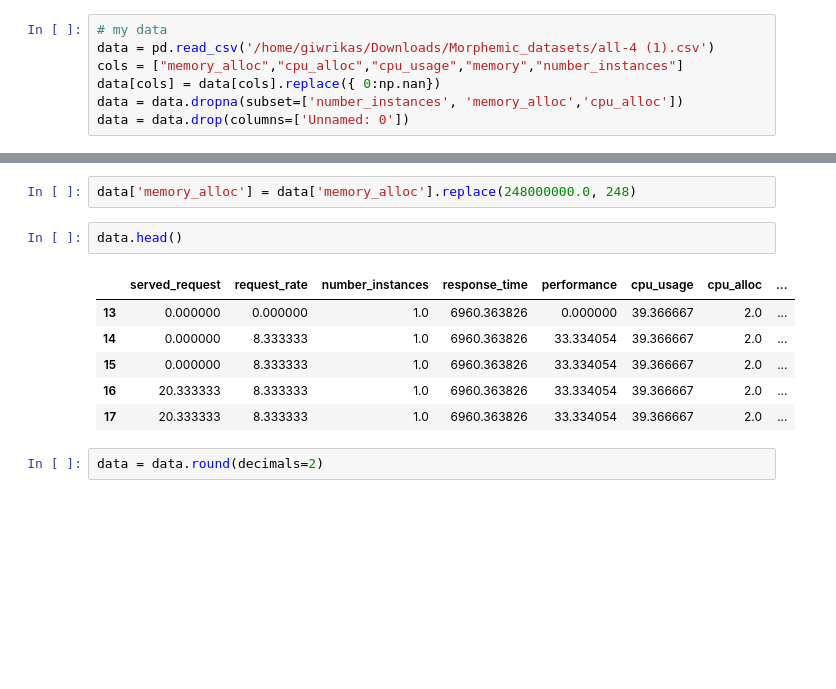
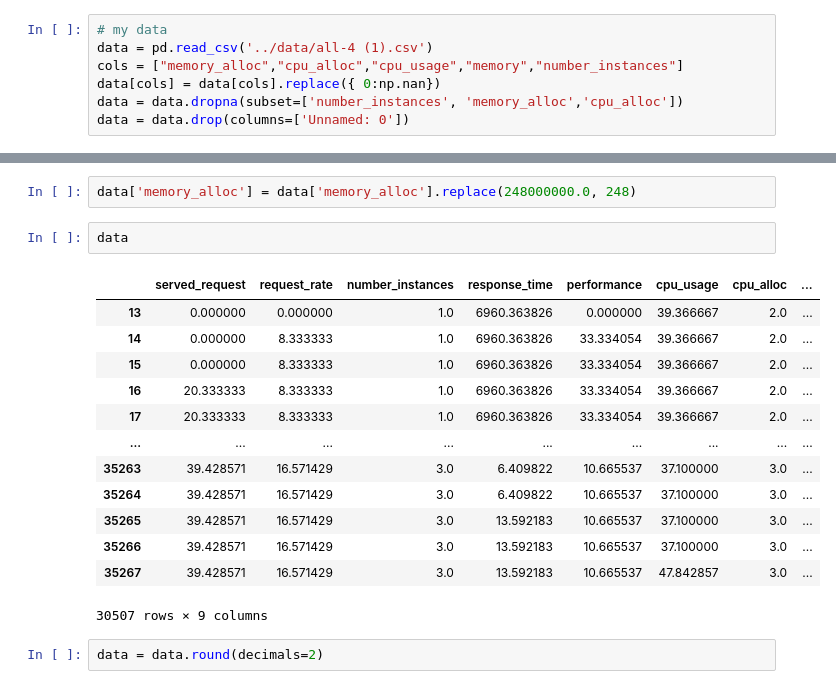
Before and after one commit to giorgosmarinos/Morphemic-performance-metric--prediction, a Jupyter notebook: experiments_notebooks/Performance-prediction-have-used-request-rate-in-the-model.ipynb, the cells around one changed output, grey strips where cells are left out. Drawn from its saved outputs; the diff is of its cells as text; blank space fills up the shorter version.

```diff
--- a/experiments_notebooks/Performance-prediction-have-used-request-rate-in-the-model.ipynb
+++ b/experiments_notebooks/Performance-prediction-have-used-request-rate-in-the-model.ipynb
@@ -6,7 +6,7 @@ from sklearn.impute import KNNImputer
 from sklearn.utils.validation import check_is_fitted
 # %%
 # my data
-data = pd.read_csv('/home/giwrikas/Downloads/Morphemic_datasets/all-4 (1).csv')
+data = pd.read_csv('../data/all-4 (1).csv')
 cols = ["memory_alloc","cpu_alloc","cpu_usage","memory","number_instances"]
 data[cols] = data[cols].replace({ 0:np.nan})
 data = data.dropna(subset=['number_instances', 'memory_alloc','cpu_alloc'])
@@ -21,14 +21,21 @@ data['cpu_alloc'] = data['cpu_alloc'].replace(400000000.0, 4)
 # %%
 data['memory_alloc'] = data['memory_alloc'].replace(248000000.0, 248)
 # %%
-data.head()
+data
 # %% [output]
 |  | served_request | request_rate | number_instances | response_time | performance | cpu_usage | cpu_alloc | ... |
 | 13 | 0.000000 | 0.000000 | 1.0 | 6960.363826 | 0.000000 | 39.366667 | 2.0 | ... |
 | 14 | 0.000000 | 8.333333 | 1.0 | 6960.363826 | 33.334054 | 39.366667 | 2.0 | ... |
 | 15 | 0.000000 | 8.333333 | 1.0 | 6960.363826 | 33.334054 | 39.366667 | 2.0 | ... |
 | 16 | 20.333333 | 8.333333 | 1.0 | 6960.363826 | 33.334054 | 39.366667 | 2.0 | ... |
 | 17 | 20.333333 | 8.333333 | 1.0 | 6960.363826 | 33.334054 | 39.366667 | 2.0 | ... |
+| ... | ... | ... | ... | ... | ... | ... | ... | ... |
+| 35263 | 39.428571 | 16.571429 | 3.0 | 6.409822 | 10.665537 | 37.100000 | 3.0 | ... |
+| 35264 | 39.428571 | 16.571429 | 3.0 | 6.409822 | 10.665537 | 37.100000 | 3.0 | ... |
+| 35265 | 39.428571 | 16.571429 | 3.0 | 13.592183 | 10.665537 | 37.100000 | 3.0 | ... |
+| 35266 | 39.428571 | 16.571429 | 3.0 | 13.592183 | 10.665537 | 37.100000 | 3.0 | ... |
+| 35267 | 39.428571 | 16.571429 | 3.0 | 13.592183 | 10.665537 | 47.842857 | 3.0 | ... |
+30507 rows × 9 columns
 # %%
 data = data.round(decimals=2)
 # %%
```
Also changed, not shown: parts of 11 cells of this notebook.
